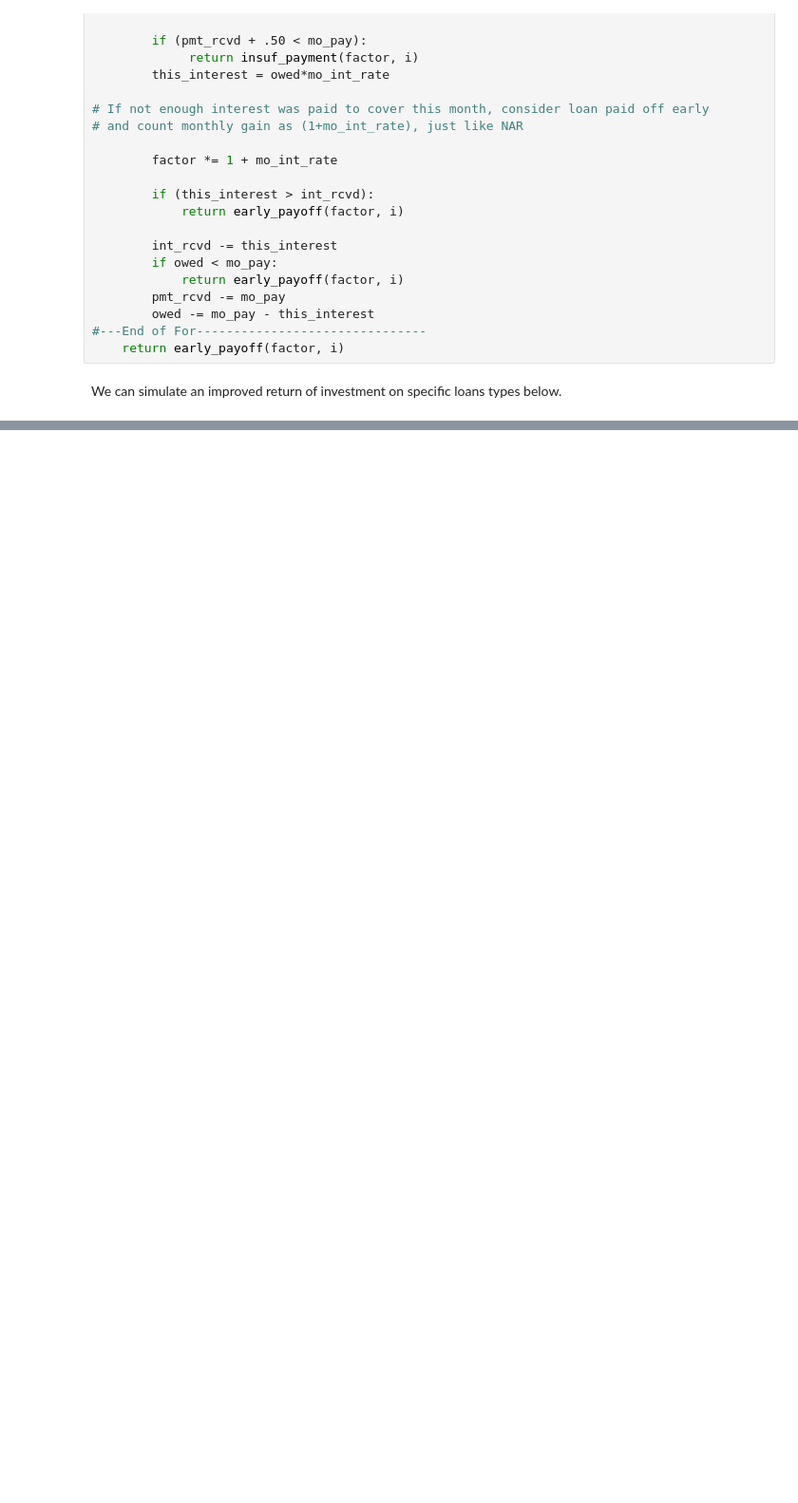
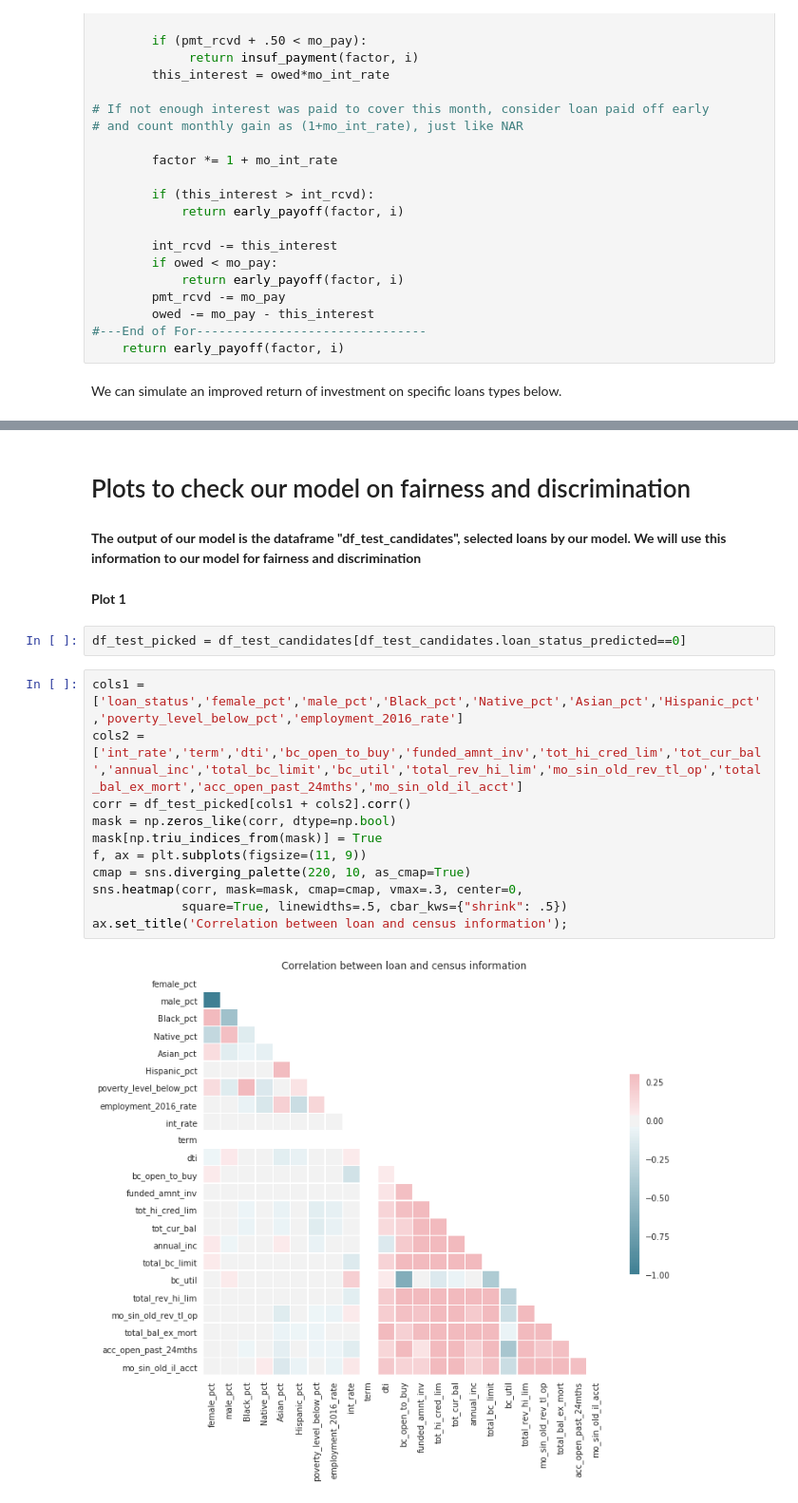
Before and after one commit to michelkana/lendingclub, a Jupyter notebook: notebooks/CS109aLendingClub_Results.ipynb, the cells around one changed output, grey strips where cells are left out. Shown: that part at 95% size. Saved outputs shown, nothing was run; the diff lists cells and outputs as text; blank space fills up the shorter version.

```diff
--- a/notebooks/CS109aLendingClub_Results.ipynb
+++ b/notebooks/CS109aLendingClub_Results.ipynb
@@ -380,0 +378,21 @@ df_roi.lc_roi.mean(), df_roi.model_roi.mean()
+# %% [markdown]
+# Plots to check our model on fairness and discrimination
+# %% [markdown]
+**The output of our model is the dataframe "df_test_candidates", selected loans by our model. We will use this information to our model for fairness and discrimination**
+# %% [markdown]
+**Plot 1**
+# %%
+df_test_picked = df_test_candidates[df_test_candidates.loan_status_predicted==0]
+# %%
+cols1 = ['loan_status','female_pct','male_pct','Black_pct','Native_pct','Asian_pct','Hispanic_pct','poverty_level_below_pct','employment_2016_rate']
+cols2 = ['int_rate','term','dti','bc_open_to_buy','funded_amnt_inv','tot_hi_cred_lim','tot_cur_bal','annual_inc','total_bc_limit','bc_util','total_rev_hi_lim','mo_sin_old_rev_tl_op','total_bal_ex_mort','acc_open_past_24mths','mo_sin_old_il_acct']
+corr = df_test_picked[cols1 + cols2].corr()
+mask = np.zeros_like(corr, dtype=np.bool)
+mask[np.triu_indices_from(mask)] = True
+f, ax = plt.subplots(figsize=(11, 9))
+cmap = sns.diverging_palette(220, 10, as_cmap=True)
+sns.heatmap(corr, mask=mask, cmap=cmap, vmax=.3, center=0,
+            square=True, linewidths=.5, cbar_kws={"shrink": .5})
+ax.set_title('Correlation between loan and census information');
+# %% [output]
+[figure, added]
```
Also changed, not shown: parts of 58 cells of this notebook, 14 other files.
